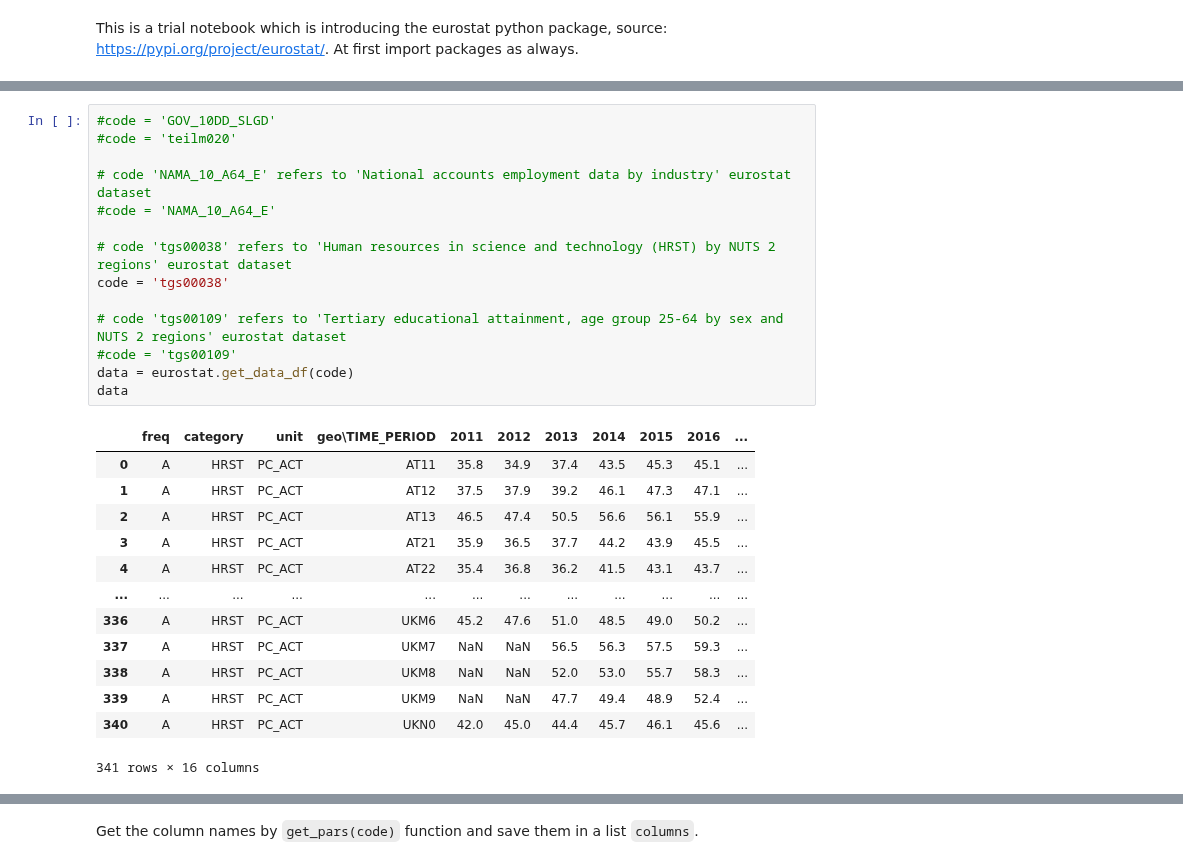
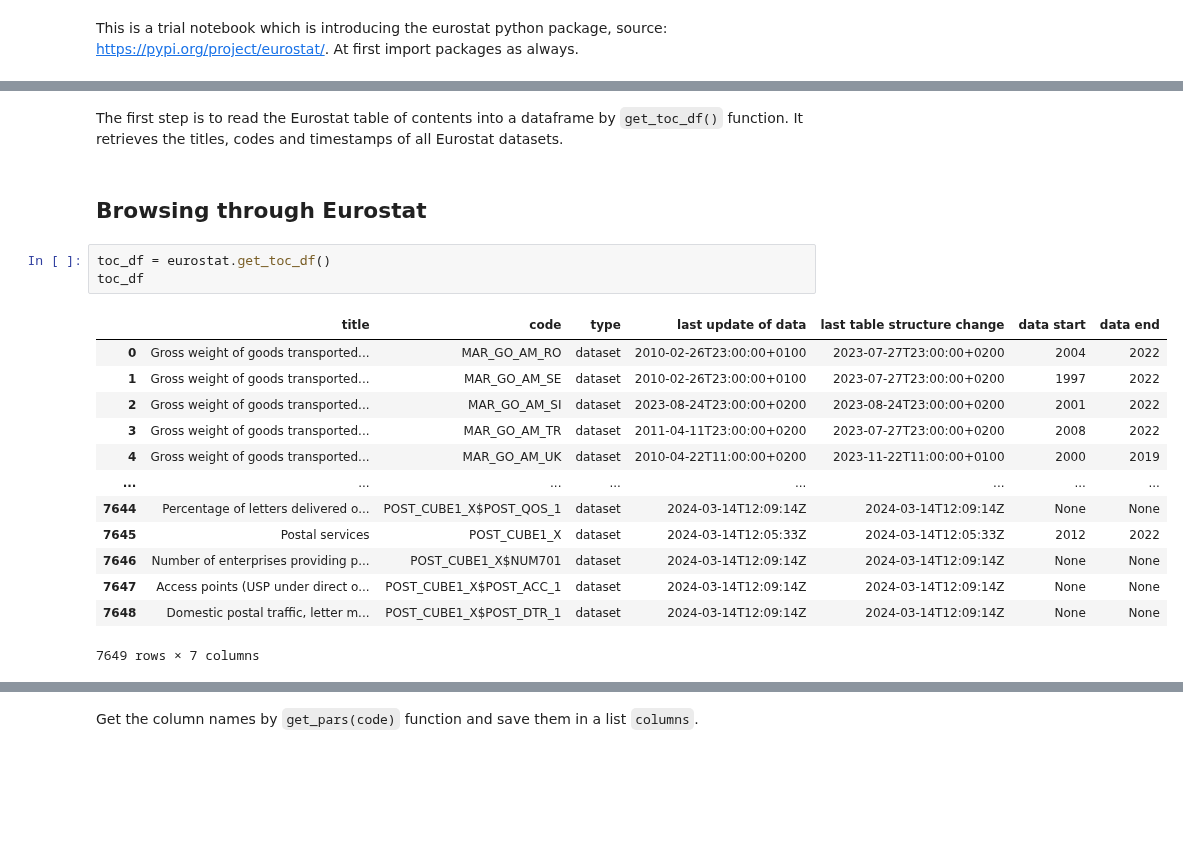
Before and after one commit to GISAdamToth/ArcGIS_Notebooks_thesis, a Jupyter notebook: eurostat/eurostat.ipynb, the cells around one changed output, grey strips where cells are left out. Cells and saved outputs as stored; diff of their text form; blank space fills up the shorter version.

Commit message:
browsing through eurostat part done, installing rwrap kind of successful, but dangerous (reinstalling pandas, shapely, geopandas ...) and doesn't work from rwrap import eurostat

````diff
--- a/eurostat/eurostat.ipynb
+++ b/eurostat/eurostat.ipynb
@@ -7,28 +10,21 @@ import eurostat
-# %%
-#code = 'GOV_10DD_SLGD'
-#code = 'teilm020'
-
-# code 'NAMA_10_A64_E' refers to 'National accounts employment data by industry' eurostat dataset
-#code = 'NAMA_10_A64_E'
-
-# code 'tgs00038' refers to 'Human resources in science and technology (HRST) by NUTS 2 regions' eurostat dataset
-code = 'tgs00038'
-
-# code 'tgs00109' refers to 'Tertiary educational attainment, age group 25-64 by sex and NUTS 2 regions' eurostat dataset
-#code = 'tgs00109'
-data = eurostat.get_data_df(code)
-data
-# %% [output]
-|  | freq | category | unit | geo\TIME_PERIOD | 2011 | 2012 | 2013 | 2014 | 2015 | 2016 | ... |
-| 0 | A | HRST | PC_ACT | AT11 | 35.8 | 34.9 | 37.4 | 43.5 | 45.3 | 45.1 | ... |
-| 1 | A | HRST | PC_ACT | AT12 | 37.5 | 37.9 | 39.2 | 46.1 | 47.3 | 47.1 | ... |
-| 2 | A | HRST | PC_ACT | AT13 | 46.5 | 47.4 | 50.5 | 56.6 | 56.1 | 55.9 | ... |
-| 3 | A | HRST | PC_ACT | AT21 | 35.9 | 36.5 | 37.7 | 44.2 | 43.9 | 45.5 | ... |
-| 4 | A | HRST | PC_ACT | AT22 | 35.4 | 36.8 | 36.2 | 41.5 | 43.1 | 43.7 | ... |
-| ... | ... | ... | ... | ... | ... | ... | ... | ... | ... | ... | ... |
-| 336 | A | HRST | PC_ACT | UKM6 | 45.2 | 47.6 | 51.0 | 48.5 | 49.0 | 50.2 | ... |
-| 337 | A | HRST | PC_ACT | UKM7 | NaN | NaN | 56.5 | 56.3 | 57.5 | 59.3 | ... |
-| 338 | A | HRST | PC_ACT | UKM8 | NaN | NaN | 52.0 | 53.0 | 55.7 | 58.3 | ... |
-| 339 | A | HRST | PC_ACT | UKM9 | NaN | NaN | 47.7 | 49.4 | 48.9 | 52.4 | ... |
-| 340 | A | HRST | PC_ACT | UKN0 | 42.0 | 45.0 | 44.4 | 45.7 | 46.1 | 45.6 | ... |
-341 rows × 16 columns
+# %% [markdown]
+The first step is to read the Eurostat table of contents into a dataframe by ```get_toc_df()``` function. It retrieves the titles, codes and timestamps of all Eurostat datasets.
+# %% [markdown]
+## Browsing through Eurostat
+# %%
+toc_df = eurostat.get_toc_df()
+toc_df
+# %% [output]
+|  | title | code | type | last update of data | last table structure change | data start | data end |
+| 0 | Gross weight of goods transported... | MAR_GO_AM_RO | dataset | 2010-02-26T23:00:00+0100 | 2023-07-27T23:00:00+0200 | 2004 | 2022 |
+| 1 | Gross weight of goods transported... | MAR_GO_AM_SE | dataset | 2010-02-26T23:00:00+0100 | 2023-07-27T23:00:00+0200 | 1997 | 2022 |
+| 2 | Gross weight of goods transported... | MAR_GO_AM_SI | dataset | 2023-08-24T23:00:00+0200 | 2023-08-24T23:00:00+0200 | 2001 | 2022 |
+| 3 | Gross weight of goods transported... | MAR_GO_AM_TR | dataset | 2011-04-11T23:00:00+0200 | 2023-07-27T23:00:00+0200 | 2008 | 2022 |
+| 4 | Gross weight of goods transported... | MAR_GO_AM_UK | dataset | 2010-04-22T11:00:00+0200 | 2023-11-22T11:00:00+0100 | 2000 | 2019 |
+| ... | ... | ... | ... | ... | ... | ... | ... |
+| 7644 | Percentage of letters delivered o... | POST_CUBE1_X$POST_QOS_1 | dataset | 2024-03-14T12:09:14Z | 2024-03-14T12:09:14Z | None | None |
+| 7645 | Postal services | POST_CUBE1_X | dataset | 2024-03-14T12:05:33Z | 2024-03-14T12:05:33Z | 2012 | 2022 |
+| 7646 | Number of enterprises providing p... | POST_CUBE1_X$NUM701 | dataset | 2024-03-14T12:09:14Z | 2024-03-14T12:09:14Z | None | None |
+| 7647 | Access points (USP under direct o... | POST_CUBE1_X$POST_ACC_1 | dataset | 2024-03-14T12:09:14Z | 2024-03-14T12:09:14Z | None | None |
+| 7648 | Domestic postal traffic, letter m... | POST_CUBE1_X$POST_DTR_1 | dataset | 2024-03-14T12:09:14Z | 2024-03-14T12:09:14Z | None | None |
+7649 rows × 7 columns
````
Also changed, not shown: parts of 10 cells of this notebook, 1 other file.
